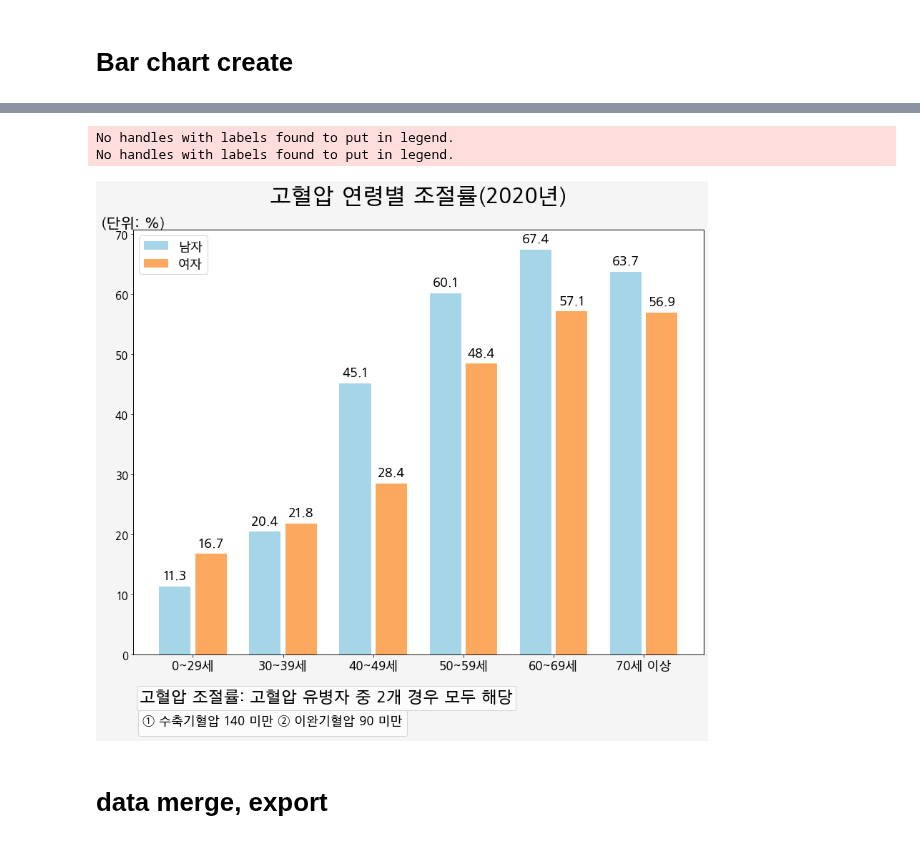
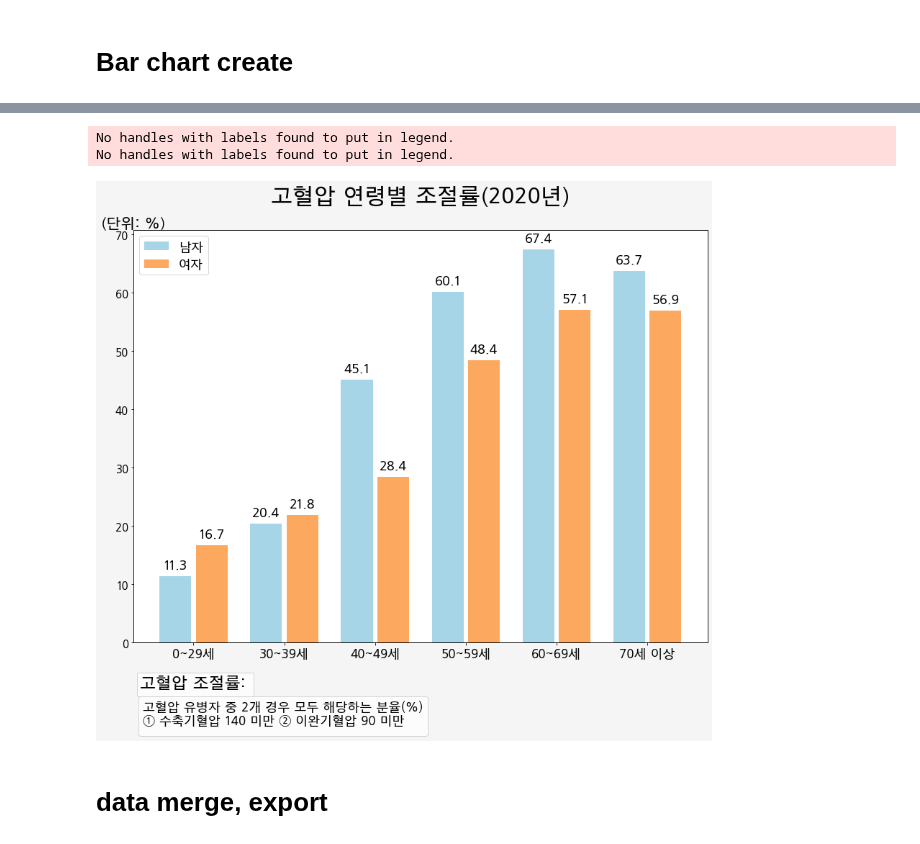
Before and after one commit to juseful/FactSheet2020, a Jupyter notebook: 02_질환별_01고혈압.ipynb, the cells around one changed output, grey strips where cells are left out. Saved outputs shown, nothing was run; the diff lists cells and outputs as text; code cells hidden in the pictures.

```diff
--- a/02_질환별_01고혈압.ipynb
+++ b/02_질환별_01고혈압.ipynb
@@ -576,7 +576,7 @@ ax.yaxis.set_tick_params(labelsize=15) # y축 표시값 글씨크기 조정
 ax.set_xticks(x)
 ax.set_xticklabels(
                    labels[0:len(labels)] # all 값이 list에는 포함되지 않았기 때문임.
-                  , fontsize=20
+                  , fontsize=17
                   )
 
 # bar위에 값 label 표시
@@ -609,8 +609,8 @@ def twinx(self):
 
 ax2 = twinx(ax)
 ax3 = twinx(ax)
-lg1 = ax2.legend(bbox_to_anchor=(0,-0.14), title='고혈압 조절률: 고혈압 유병자 중 2개 경우 모두 해당', title_fontsize = 22 ,ncol=1  ,loc='lower left')
-lg2 = ax3.legend(bbox_to_anchor=(0,-0.205), title='① 수축기혈압 140 미만 ② 이완기혈압 90 미만', title_fontsize = 17 ,ncol=1,loc='lower left' ,fontsize=15)
+lg1 = ax2.legend(bbox_to_anchor=(0,-0.14), title='고혈압 조절률: ', title_fontsize = 22 ,ncol=1  ,loc='lower left')
+lg2 = ax3.legend(bbox_to_anchor=(0,-0.24), title='고혈압 유병자 중 2개 경우 모두 해당하는 분율(%)\n① 수축기혈압 140 미만 ② 이완기혈압 90 미만', title_fontsize = 17 ,ncol=1,loc='lower left' ,fontsize=15)
 
 fig.tight_layout()
 
@@ -676,36 +676,36 @@ autolabel(rects2)
 
 # multiple legend
 def twinx(self):
     ax2 = self._make_twin_axes(sharex=self)
     # ax2.yaxis.tick_right()
     ax2.yaxis.set_visible(False)
     # ax2.yaxis.set_label_position('right')
     # ax2.yaxis.set_offset_position('right')
     ax2.set_autoscalex_on(self.get_autoscalex_on())
     self.yaxis.tick_left()
     ax2.xaxis.set_visible(False)
     ax2.patch.set_visible(False)
     return ax2
 
 ax2 = twinx(ax)
 ax3 = twinx(ax)
-lg1 = ax2.legend(bbox_to_anchor=(0,-0.14), title='고혈압 조절률: 고혈압 유병자 중 2개 경우 모두 해당', title_fontsize = 22 ,ncol=1  ,loc='lower left')
-lg2 = ax3.legend(bbox_to_anchor=(0,-0.205), title='① 수축기혈압 140 미만 ② 이완기혈압 90 미만', title_fontsize = 17 ,ncol=1,loc='lower left' ,fontsize=15)
+lg1 = ax2.legend(bbox_to_anchor=(0,-0.14), title='고혈압 조절률: ', title_fontsize = 22 ,ncol=1  ,loc='lower left')
+lg2 = ax3.legend(bbox_to_anchor=(0,-0.24), title='고혈압 유병자 중 2개 경우 모두 해당하는 분율(%)\n① 수축기혈압 140 미만 ② 이완기혈압 90 미만', title_fontsize = 17 ,ncol=1,loc='lower left' ,fontsize=15)
 
 fig.tight_layout()
 
 plt.savefig("{}/02_01고혈압_04연령별조절률.png".format(workdir[:-5])
             ,bbox_extra_artists=(lg1,lg2)
             ,bbox_inches='tight'
             )
 
 # plt.savefig("{}/bp_ctrl_mf.png".format(workdir),edgecolor="black")
 
 # plt.show()
 # %% [output]
 No handles with labels found to put in legend.
 No handles with labels found to put in legend.
-[figure, old version]
+[figure, new version]
 # %% [markdown]
 # data merge, export
 # %%
```
Also changed, not shown: parts of 3 cells of this notebook.
